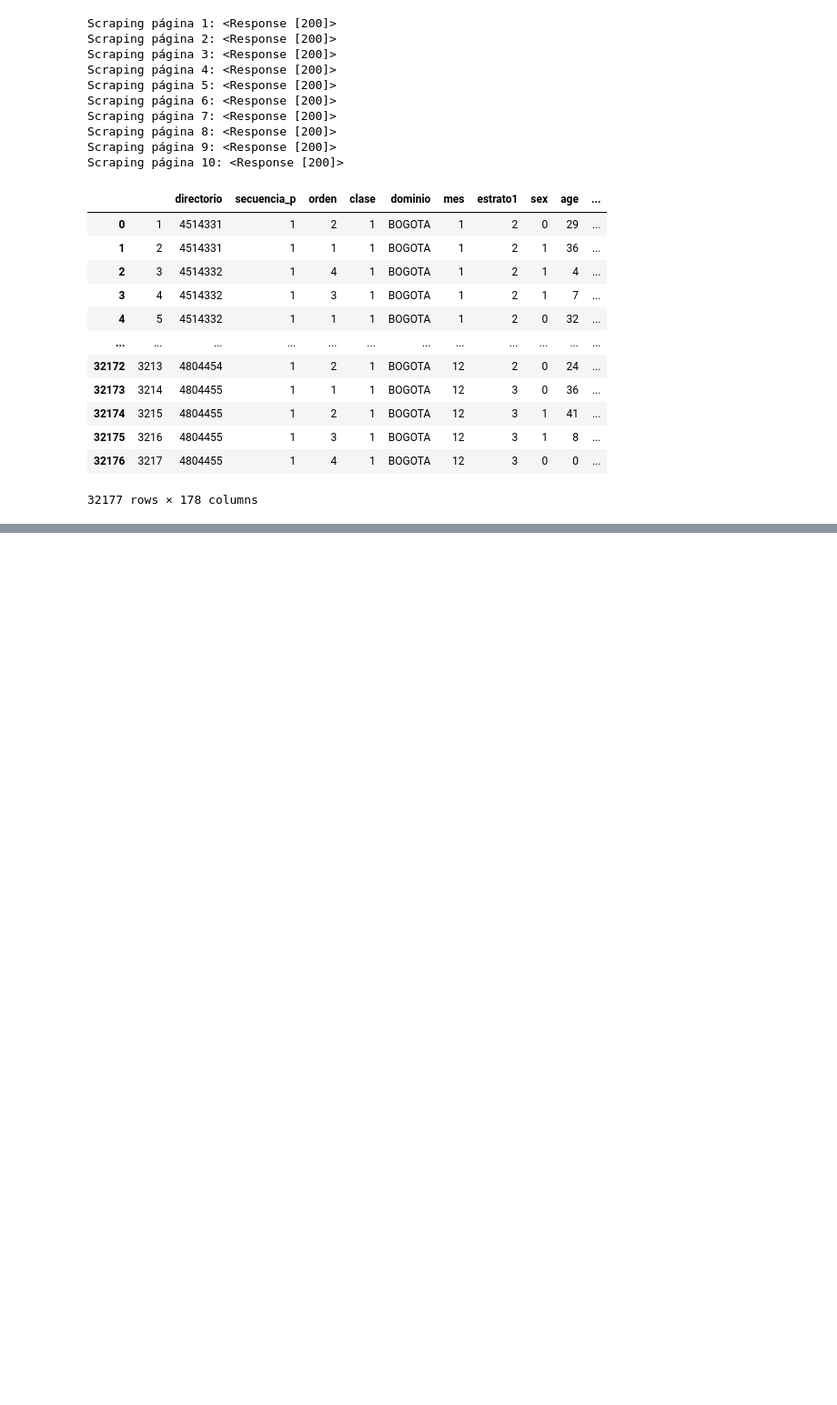
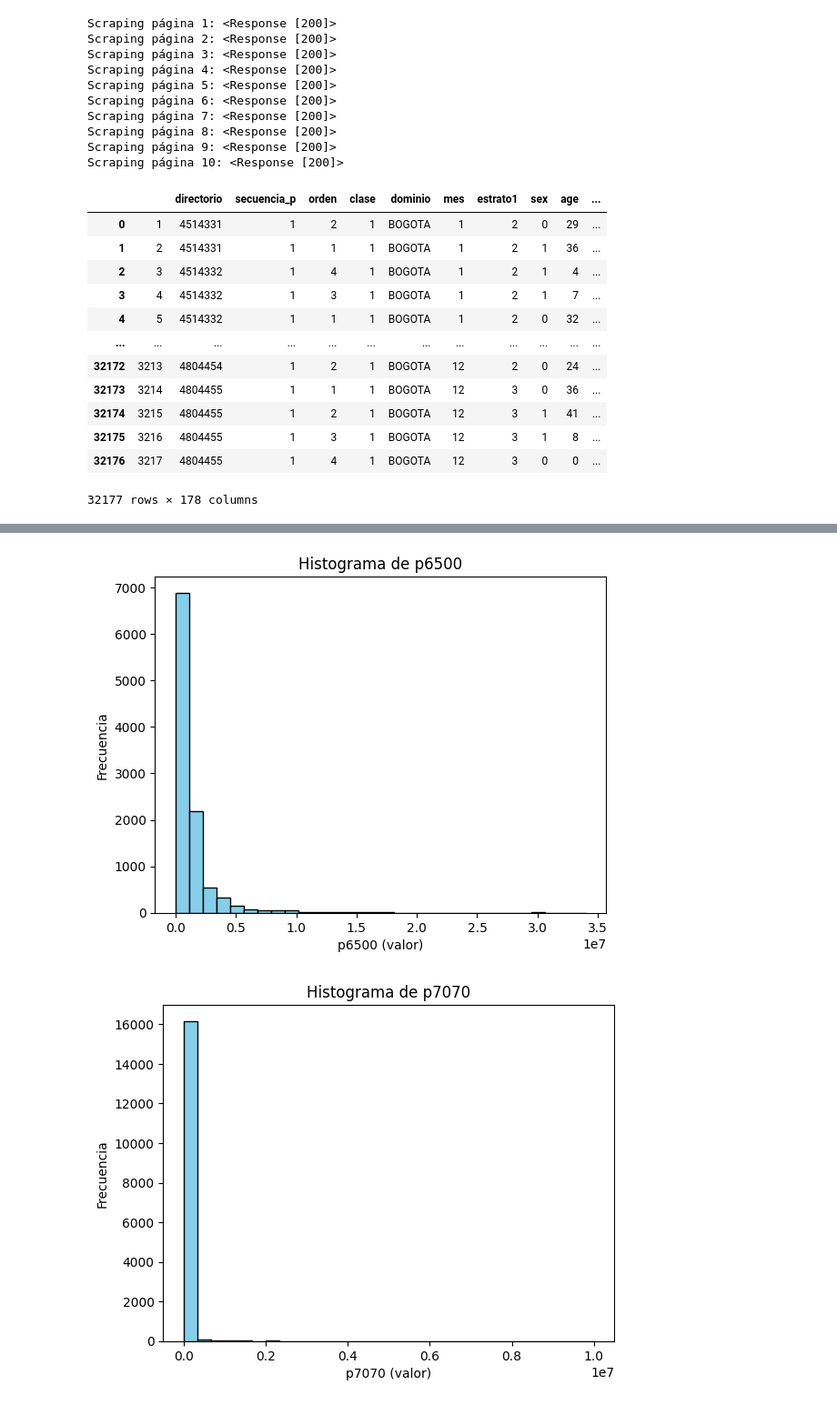
Before and after one commit to milagrosonofri/Problem_Set_1, a Jupyter notebook: PS1.ipynb, the cells around one changed output, grey strips where cells are left out. Shown at 91% size. Saved outputs shown, nothing was run; the diff lists cells and outputs as text; code cells hidden in the pictures; blank space fills up the shorter version.

```diff
--- a/PS1.ipynb
+++ b/PS1.ipynb
@@ -81,0 +193,10 @@ Scraping página 10: <Response [200]>
+# %%
+# Convierto a las que van a ser mis variables independientes a tipo numérico, manejando posibles valores no numéricos (como 'NA')
+
+df_limpio['maxEducLevel'] = pd.to_numeric(df_limpio['maxEducLevel'], errors='coerce')
+df_limpio['p6426'] = pd.to_numeric(df_limpio['p6426'], errors='coerce')
+df_limpio['age'] = pd.to_numeric(df_limpio['age'], errors='coerce')
+df_limpio['sizeFirm'] = pd.to_numeric(df_limpio['sizeFirm'], errors='coerce')
+df_limpio['relab'] = pd.to_numeric(df_limpio['relab'], errors='coerce')
+df_limpio['informal'] = pd.to_numeric(df_limpio['informal'], errors='coerce')
+df_limpio['sex'] = pd.to_numeric(df_limpio['sex'], errors='coerce')
@@ -81,0 +233,14 @@ Scraping página 10: <Response [200]>
+# %%
+# Estadisticos descriptivos para asociadas al salario horario
+
+pd.set_option('display.float_format', '{:,.2f}'.format)
+
+for col in wage_hours_related_vars:
+
+  print("\nEstadísticas descriptivas:")
+  print(df_limpio[col].describe())
+
+  zero_count = (df_limpio[col] == 0).sum()
+  na_count = df_limpio[col].isna().sum()
+  print(f"Number of zeros in '{col}': {zero_count}")
+  print(f"Number of missing values (NA) in '{col}': {na_count}")
@@ -81,0 +265,15 @@ Scraping página 10: <Response [200]>
+# %%
+# Histogramas del salario horario
+
+for col in wage_hours_related_vars:
+    data = df_limpio[col].dropna()
+
+    # Grafico histogramas
+    plt.hist(data, bins=30, color='skyblue', edgecolor='black')
+    plt.title(f'Histograma de {col}')
+    plt.xlabel(f'{col} (valor)')
+    plt.ylabel('Frecuencia')
+    plt.show()
+# %% [output]
+[figure, added]
+[figure, added]
```
Also changed, not shown: parts of 14 cells of this notebook.
